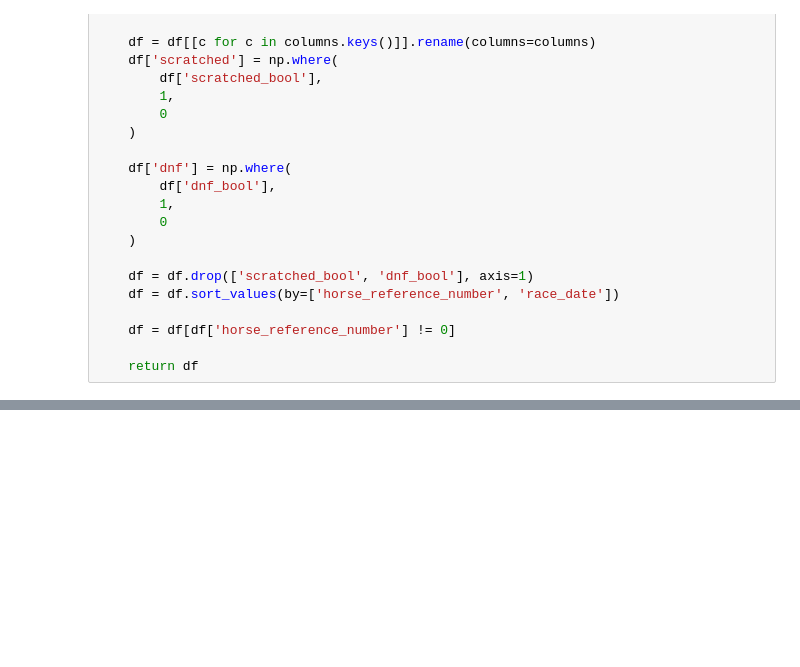
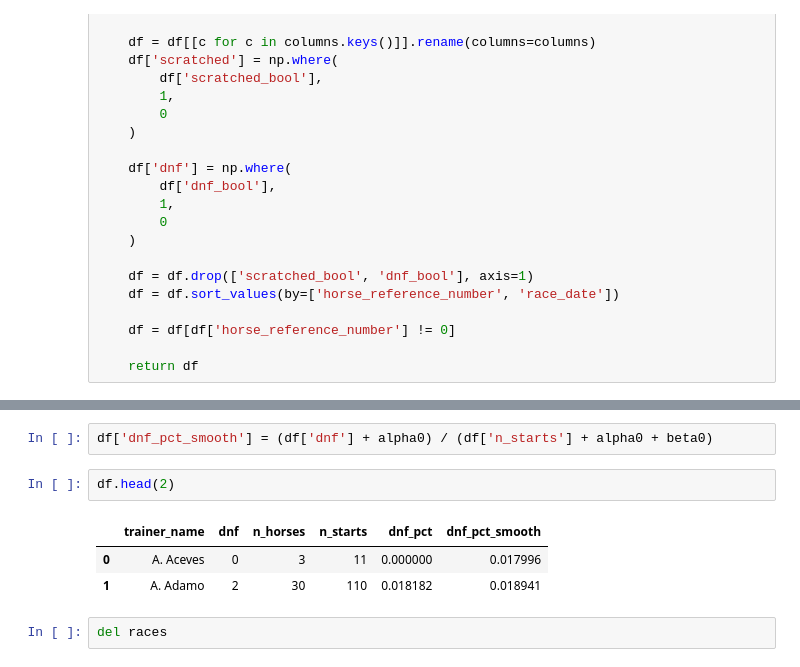
Before and after one commit to jhull40/hisa-trainer-injury, a Jupyter notebook: src/testing.ipynb, the cells around one changed output, grey strips where cells are left out. Cells and saved outputs as stored; diff of their text form; blank space fills up the shorter version.

```diff
--- a/src/testing.ipynb
+++ b/src/testing.ipynb
@@ -248,0 +602,10 @@ for an expected model,
+# %%
+df['dnf_pct_smooth'] = (df['dnf'] + alpha0) / (df['n_starts'] + alpha0 + beta0)
+# %%
+df.head(2)
+# %% [output]
+|  | trainer_name | dnf | n_horses | n_starts | dnf_pct | dnf_pct_smooth |
+| 0 | A. Aceves | 0 | 3 | 11 | 0.000000 | 0.017996 |
+| 1 | A. Adamo | 2 | 30 | 110 | 0.018182 | 0.018941 |
+# %%
+del races
```
Also changed, not shown: parts of 71 cells of this notebook, 1 other file.
